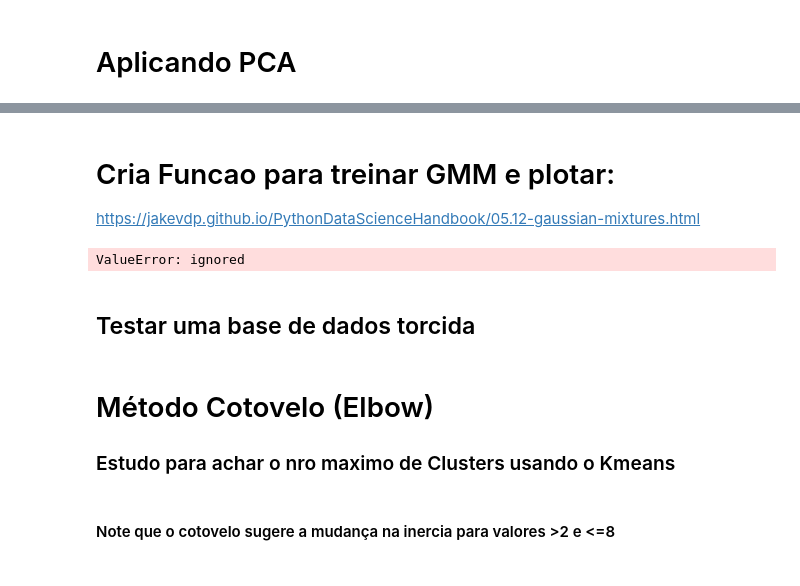
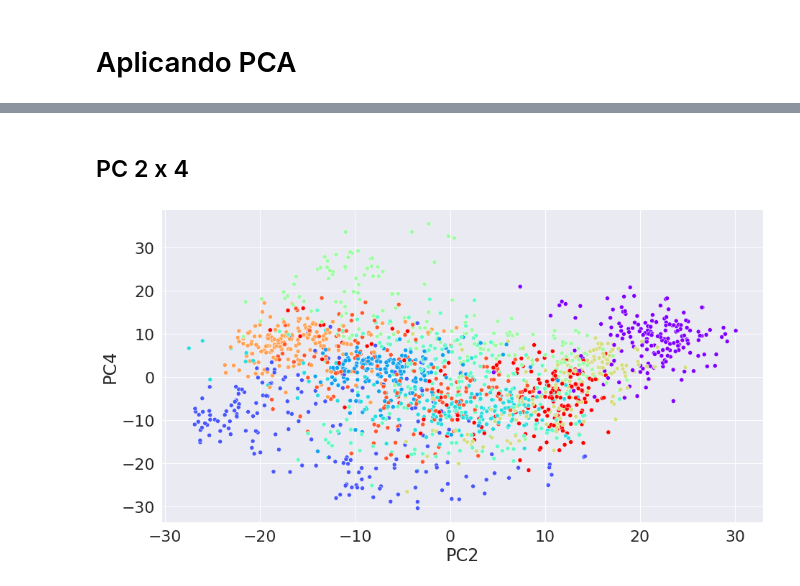
Before and after one commit to leandroleao2k/ImageML, a Jupyter notebook: PCA Reducao Dimensionalidade.ipynb, the cells around one changed output, grey strips where cells are left out. Drawn from its saved outputs; the diff is of its cells as text; code cells hidden in the pictures.

```diff
--- a/PCA Reducao Dimensionalidade.ipynb
+++ b/PCA Reducao Dimensionalidade.ipynb
@@ -91,3 +98,0 @@ _ = sns.scatterplot(x='PC1', y='PC2', data=df, hue='label', palette='rainbow', l
-# %% [markdown]
-# Cria Funcao para treinar GMM e plotar:
-https://jakevdp.github.io/PythonDataScienceHandbook/05.12-gaussian-mixtures.html
@@ -151,6 +98,0 @@ def plot_gmm(gmm, X, label=True, ax=None):
-# %%
-gmm = treinar_plotar_gmm (df, k=7, random_state=4000, init_params='random')
-# %% [output]
-ValueError: ignored
-# %% [markdown]
-## Testar uma base de dados torcida
@@ -163,3 +99,8 @@ df_trans.head()
+# %% [markdown]
+## PC 2 x 4
 # %%
-ax = sns.scatterplot(x='x', y='y', data=df_trans, hue='label', palette='rainbow', legend=False)
-_ = ax.axis('equal')
+df = pd.DataFrame(df_transformed, columns=['PC2','PC4'])
+df['label'] = digits.target
+_ = sns.scatterplot(x='PC2', y='PC4', data=df, hue='label', palette='rainbow', legend=False)
+# %% [output]
+[figure, added]
@@ -170,3 +106,0 @@ gmm = treinar_plotar_gmm (df_trans, k=8, covariance_type = 'full', max_iter = 10
-# %% [markdown]
-# Método Cotovelo (Elbow)
-### Estudo para achar o nro maximo de Clusters usando o Kmeans
@@ -192,2 +106,0 @@ def do_elbow_plot(dataframe, max_clusters):
-# %% [markdown]
-#### Note que o cotovelo sugere a mudança na inercia para valores >2 e <=8
```
Also changed, not shown: parts of 14 cells of this notebook.
